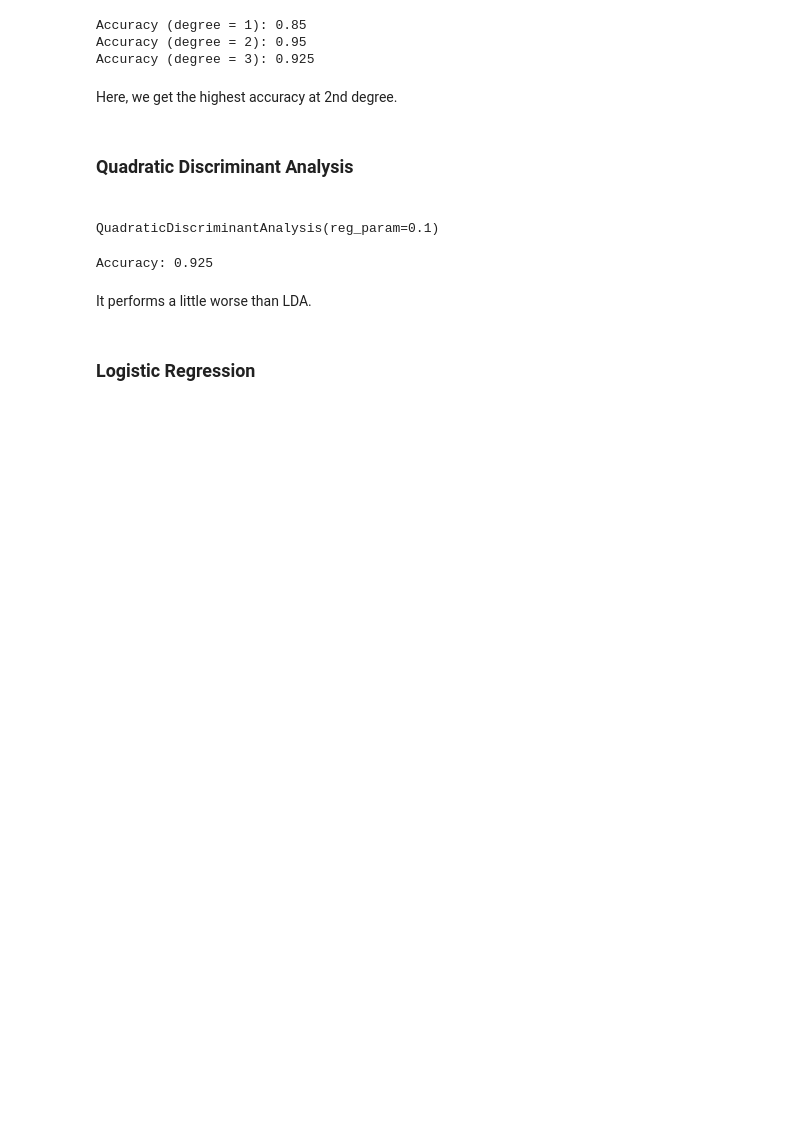
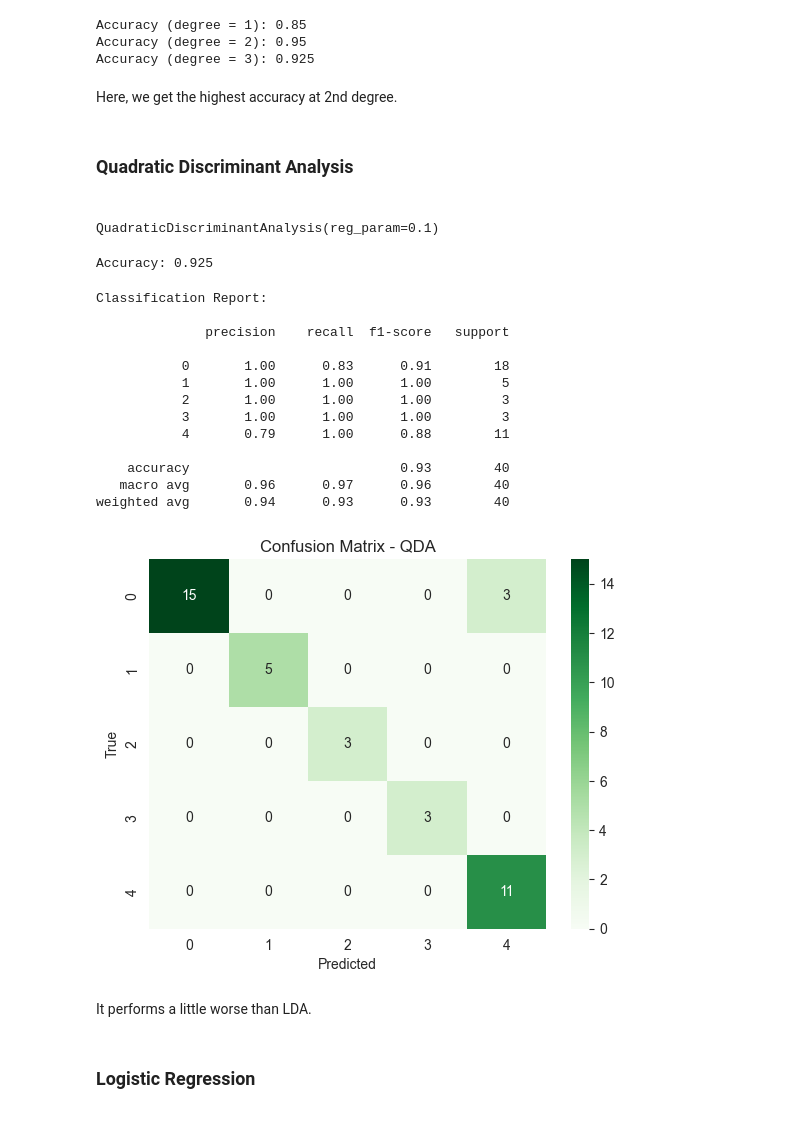
Before and after one commit to yashdeshpandex1/drug_classification, a Jupyter notebook: drug_classification.ipynb, the cells around one changed output. Drawn from its saved outputs; the diff is of its cells as text; code cells hidden in the pictures; blank space fills up the shorter version.

```diff
--- a/drug_classification.ipynb
+++ b/drug_classification.ipynb
@@ -339,6 +339,32 @@ y_pred_qda = qda.predict(encoded_X_test)
 print(f"Accuracy: {qda.score(encoded_X_test, encoded_y_test)}")
 # %% [output]
 Accuracy: 0.925
+# %%
+print("Classification Report:\n")
+print(classification_report(encoded_y_test, y_pred_qda))
+
+# Confusion matrix
+cm = confusion_matrix(encoded_y_test, y_pred_qda)
+sns.heatmap(cm, annot=True, fmt='d', cmap='Greens')
+plt.xlabel('Predicted')
+plt.ylabel('True')
+plt.title('Confusion Matrix - QDA')
+plt.show()
+# %% [output]
+Classification Report:
+
+              precision    recall  f1-score   support
+
+           0       1.00      0.83      0.91        18
+           1       1.00      1.00      1.00         5
+           2       1.00      1.00      1.00         3
+           3       1.00      1.00      1.00         3
+           4       0.79      1.00      0.88        11
+
+    accuracy                           0.93        40
+   macro avg       0.96      0.97      0.96        40
+weighted avg       0.94      0.93      0.93        40
+[figure, added]
 # %% [markdown]
 It performs a little worse than LDA.
 # %% [markdown]
```
Also changed, not shown: parts of 5 cells of this notebook.
